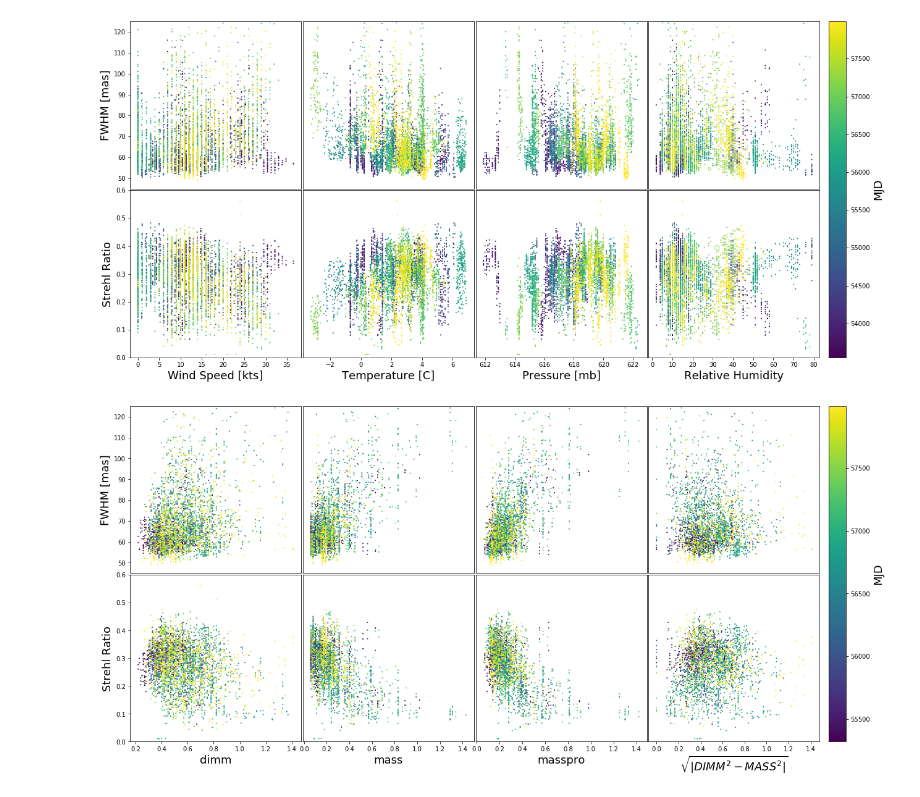
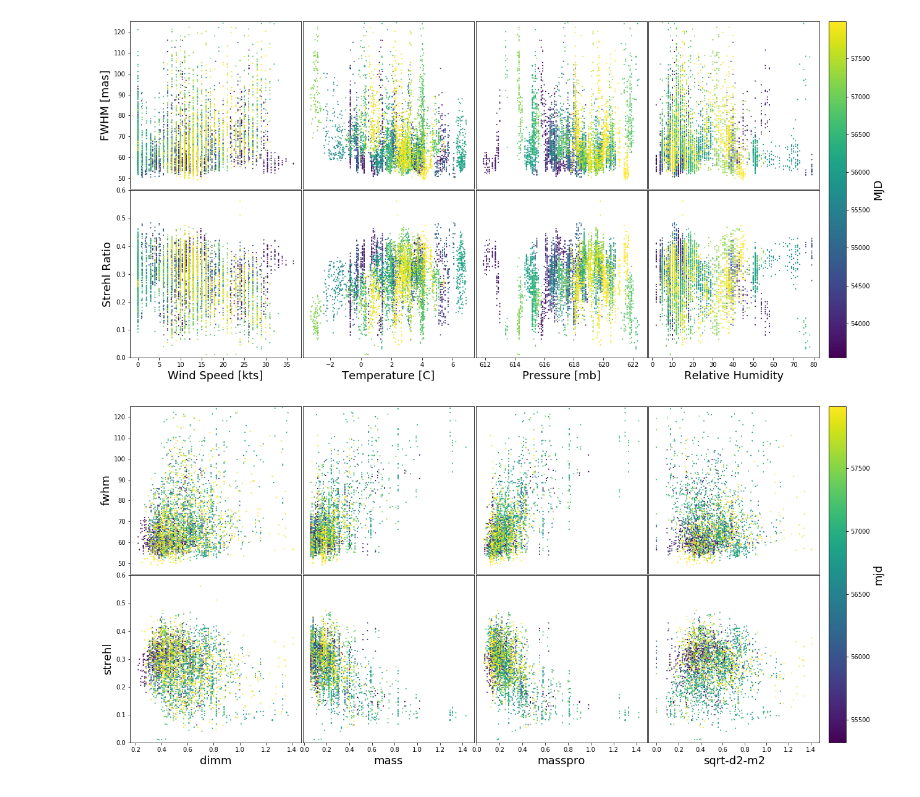
Before and after one commit to eramey16/berkeley_research, a Jupyter notebook: Keck_Performance/Analyzing_Long_Term_Performance.ipynb, the cells around one changed output. Cells and saved outputs as stored; diff of their text form; code cells hidden in the pictures.

Commit message:
Changed settings dictionary format

```diff
--- a/Keck_Performance/Analyzing_Long_Term_Performance.ipynb
+++ b/Keck_Performance/Analyzing_Long_Term_Performance.ipynb
@@ -136,14 +136,14 @@ p_util.plot_vars(data, x_vars, y_vars, c_var='mjd', fontsize=18)
 [figure]
 # %%
 settings = p_util.default_settings.copy()
-settings['sqrt-d2-m2'] = {'label':'$\sqrt{|DIMM^2-MASS^2|}$'}
+settings['label'] = {'sqrt-d2-m2':'$\sqrt{|DIMM^2-MASS^2|}$'}
 data['sqrt-d2-m2'] = np.sqrt(np.abs(data.dimm**2 - data.mass**2))
 x_vars = ['dimm', 'mass', 'masspro', 'sqrt-d2-m2']
 y_vars = ['fwhm', 'strehl']
 
 p_util.plot_vars(data, x_vars, y_vars, c_var='mjd', settings=settings, fontsize=18)
 # %% [output]
-[figure, old version]
+[figure, new version]
 # %%
 x_vars = ['temperature']
 y_vars = ['pressure']
```
Also changed, not shown: parts of 2 cells of this notebook, 1 other file.
